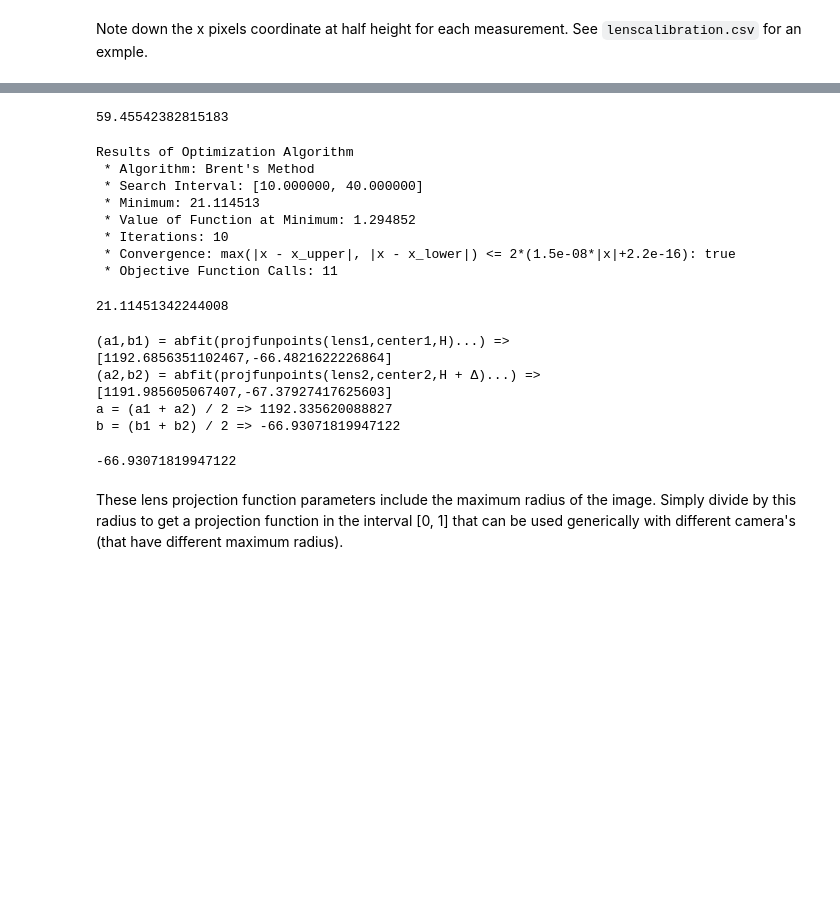
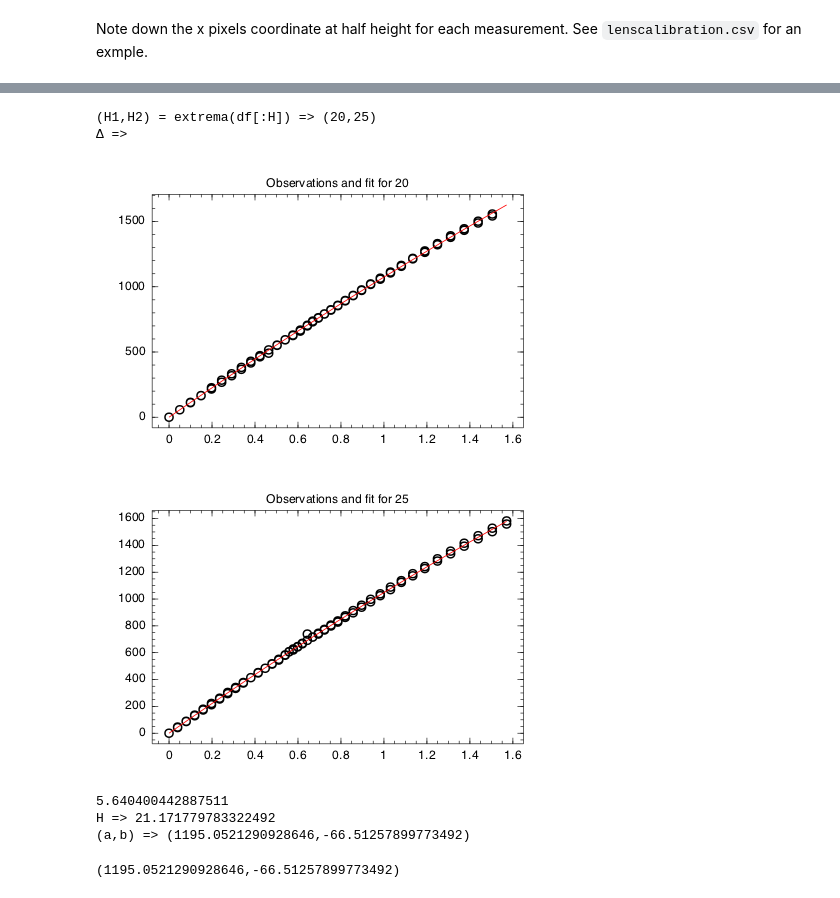
Before and after one commit to ETC-UA/LeafAreaIndex.jl, a Jupyter notebook: calibration/ProjectionFunctionCalibraton.ipynb, the cells around one changed output, grey strips where cells are left out. Cells and saved outputs as stored; diff of their text form; code cells hidden in the pictures; blank space fills up the shorter version.

Commit message:
add calibrate_projfun

```diff
--- a/calibration/ProjectionFunctionCalibraton.ipynb
+++ b/calibration/ProjectionFunctionCalibraton.ipynb
@@ -214,32 +50,11 @@ projfundiff (generic function with 1 method)
-# %%
-projfundiff(22, Δ,lens1, lens2, center1, center2)
-# %% [output]
-59.45542382815183
-# %%
-Hres = optimize(H->projfundiff(H, Δ, lens1, lens2, center1, center2), H1/2,H1*2)
-# %% [output]
-Results of Optimization Algorithm
- * Algorithm: Brent's Method
- * Search Interval: [10.000000, 40.000000]
- * Minimum: 21.114513
- * Value of Function at Minimum: 1.294852
- * Iterations: 10
- * Convergence: max(|x - x_upper|, |x - x_lower|) <= 2*(1.5e-08*|x|+2.2e-16): true
- * Objective Function Calls: 11
-# %%
-H = Hres.minimum
-# %% [output]
-21.11451342244008
-# %%
-@show a1, b1 = abfit(projfunpoints(lens1, center1, H)...)
-@show a2, b2 = abfit(projfunpoints(lens2, center2, H+Δ)...)
-@show a = (a1 + a2)/2
-@show b = (b1 + b2)/2
-# %% [output]
-(a1,b1) = abfit(projfunpoints(lens1,center1,H)...) => [1192.6856351102467,-66.4821622226864]
-(a2,b2) = abfit(projfunpoints(lens2,center2,H + Δ)...) => [1191.985605067407,-67.37927417625603]
-a = (a1 + a2) / 2 => 1192.335620088827
-b = (b1 + b2) / 2 => -66.93071819947122
--66.93071819947122
-# %% [markdown]
-These lens projection function parameters include the maximum radius of the image. Simply divide by this radius to get a projection function in the interval [0, 1] that can be used generically with different camera's (that have different maximum radius).
+# %%
+calibrate_projfun(df, 4020, 6036)
+# %% [output]
+(H1,H2) = extrema(df[:H]) => (20,25)
+Δ =>
+[figure, added]
+[figure, added]
+5.640400442887511
+H => 21.171779783322492
+(a,b) => (1195.0521290928646,-66.51257899773492)
+(1195.0521290928646,-66.51257899773492)
```
Also changed, not shown: parts of 32 cells of this notebook, 3 other files.
